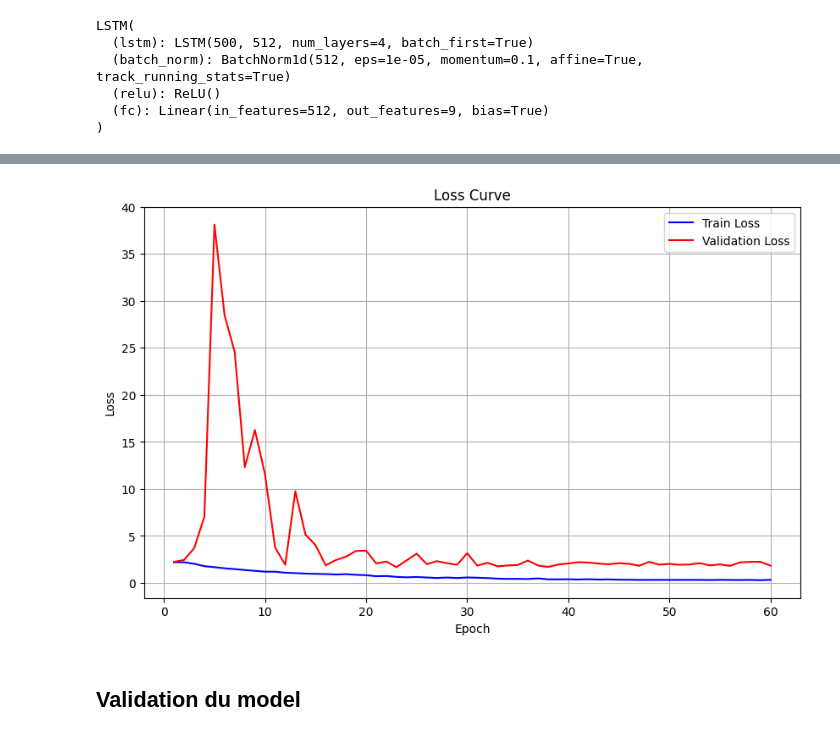
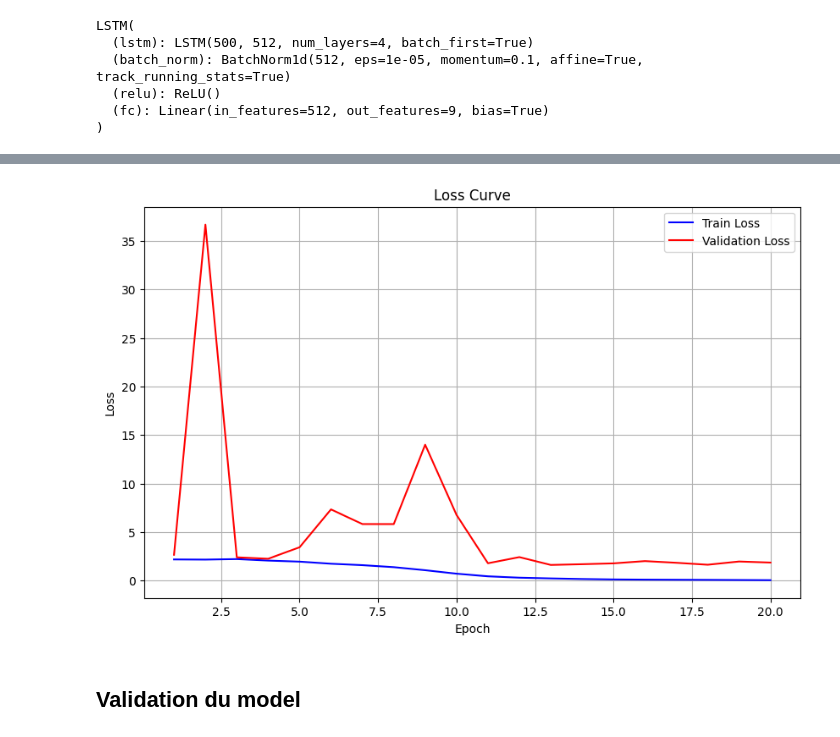
Before and after one commit to AlexandreDemarquet/francinfo_article_classification, a Jupyter notebook: baseLine.ipynb, the cells around one changed output, grey strips where cells are left out. Cells and saved outputs as stored; diff of their text form; code cells hidden in the pictures.

```diff
--- a/baseLine.ipynb
+++ b/baseLine.ipynb
@@ -13,6 +13,6 @@ from sklearn.model_selection import train_test_split
 import re
 import torch.nn as nn
 # %%
-data = pd.read_csv("scrapping_script/donnees_labelisees_3600.csv")
+data = pd.read_csv("donnees/donnees_final_sans_doublons.csv")
 data
 # %% [output]
@@ -114,6 +114,3 @@ data['Titre_preprocess'] = preprocess_texts(
     remove_random=True,
     random_fraction=0.1
 )
-# %%
-vectors = [vectorize_sentence(sentence, model) for sentence in data['Titre_preprocess']]
-print(len(vectors))
@@ -143,4 +119,28 @@ train_vectors, val_vectors, train_labels, val_labels = train_test_split(train_ve
 # %%
+data_sort = data[data['Date']!= "Date non trouvée"].sort_values(by='Date')
+
+
+test_size = 0.1
+val_size = 0.2
+
+n_total = len(data_sort)
+n_test = int(n_total * test_size)
+n_train_val = n_total - n_test
+n_val = int(n_train_val * val_size)
+
+# Découper les ensembles
+train_data = data_sort.iloc[:n_train_val - n_val]
+val_data = data_sort.iloc[n_train_val - n_val:n_train_val]
+test_data = data_sort.iloc[n_train_val:]
+
+train_vectors = [vectorize_sentence(sentence, model) for sentence in train_data['Titre_preprocess']]
+val_vectors = [vectorize_sentence(sentence, model) for sentence in val_data['Titre_preprocess']]
+test_vectors = [vectorize_sentence(sentence, model) for sentence in test_data['Titre_preprocess']]
+train_labels = [label_map[label] for label in train_data['Label']]
+val_labels = [label_map[label] for label in val_data['Label']]
+test_labels = [label_map[label] for label in test_data['Label']]
+print(len(train_vectors), len(val_vectors), len(test_vectors))
+
 # Convertir les labels en tensor
 train_labels_tensor = torch.tensor(train_labels)
 test_labels_tensor = torch.tensor(test_labels)
@@ -170,3 +170,5 @@ val_dataset = TensorDataset(
 train_dataloader = DataLoader(train_dataset, batch_size=128, shuffle=True)
 test_dataloader = DataLoader(test_dataset, batch_size=128, shuffle=True)
 val_dataloader = DataLoader(val_dataset, batch_size=128, shuffle=True)
+
+print(len(train_dataloader), len(test_dataloader), len(val_dataloader))
@@ -228,7 +248,7 @@ train_losses = []
 val_losses = []
 
 # Nombre d'époques
-nb_epoch = 60
+nb_epoch = 20
 
 scheduler = torch.optim.lr_scheduler.ReduceLROnPlateau(optimizer, 'min', patience=5, factor=0.5)
 
@@ -323,4 +343,4 @@ Epoch [60/60], Train Loss: 0.3296, Validation Loss: 1.8352
-[figure, old version]
+[figure, new version]
 # %% [markdown]
 ## Validation du model
 # %%
```
Also changed, not shown: parts of 9 cells of this notebook.
